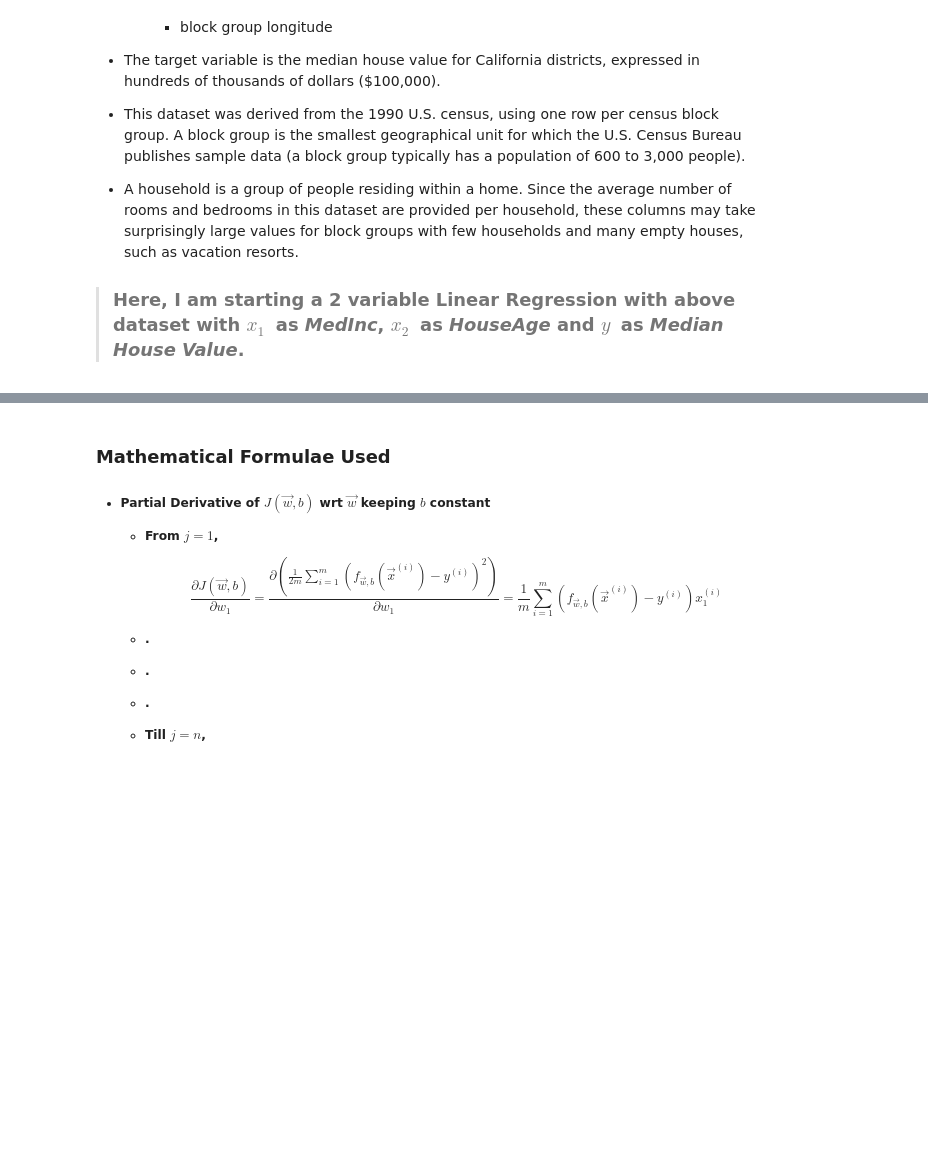
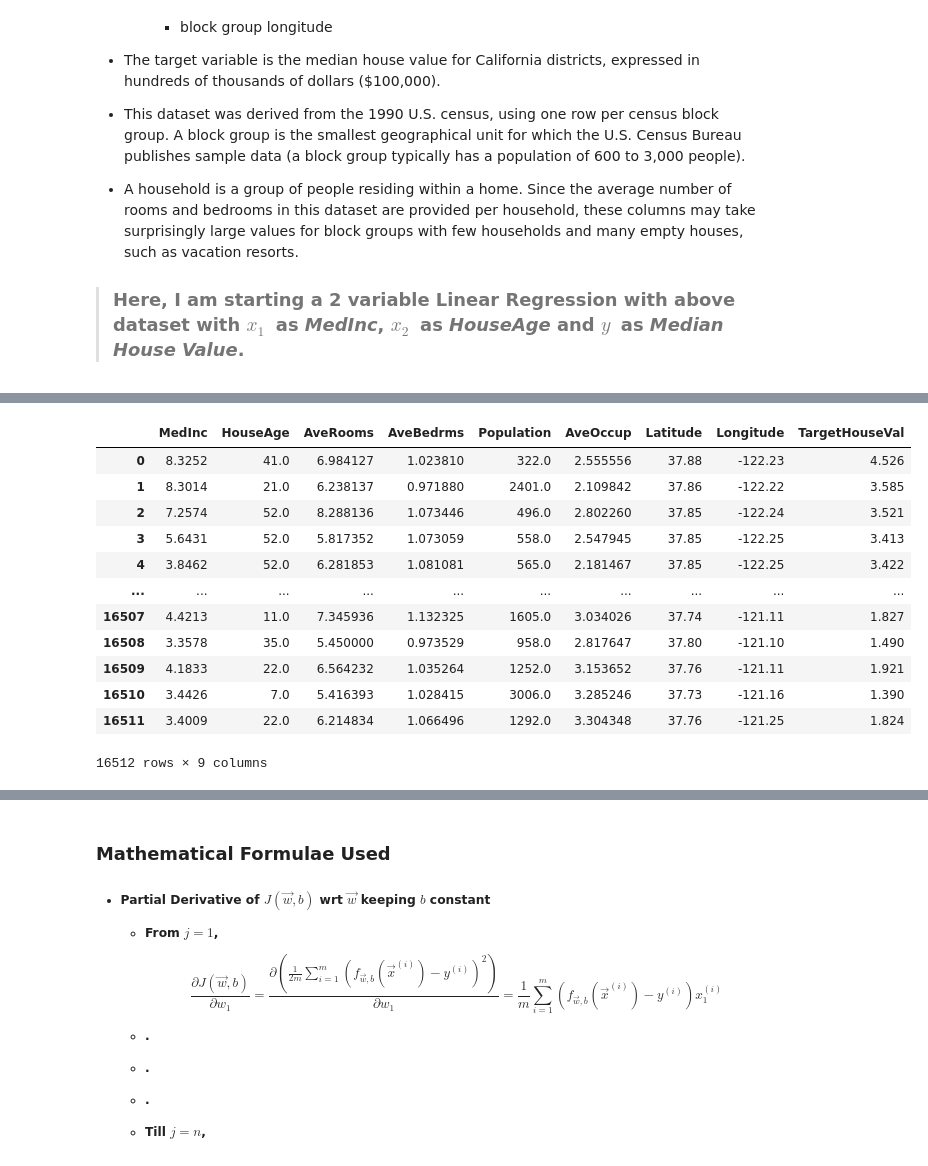
Before and after one commit to Gaurav-Kushwaha-1225/Machine-Learning, a Jupyter notebook: Supervised Models/Regression/Multiple Linear Regression.ipynb, the cells around one changed output, grey strips where cells are left out. Drawn from its saved outputs; the diff is of its cells as text; code cells hidden in the pictures; blank space fills up the shorter version.

```diff
--- a/Supervised Models/Regression/Multiple Linear Regression.ipynb
+++ b/Supervised Models/Regression/Multiple Linear Regression.ipynb
@@ -195,3 +210,19 @@ testing_rows = shape[0] - training_rows # 20640 - 16512 = 4128
 # We have divided the whole dataset into Training (80%) and Testing (20%)
 training_data = data_df.iloc[:training_rows]
 testing_data = data_df.iloc[training_rows:]
+# %%
+training_data
+# %% [output]
+|  | MedInc | HouseAge | AveRooms | AveBedrms | Population | AveOccup | Latitude | Longitude | TargetHouseVal |
+| 0 | 8.3252 | 41.0 | 6.984127 | 1.023810 | 322.0 | 2.555556 | 37.88 | -122.23 | 4.526 |
+| 1 | 8.3014 | 21.0 | 6.238137 | 0.971880 | 2401.0 | 2.109842 | 37.86 | -122.22 | 3.585 |
+| 2 | 7.2574 | 52.0 | 8.288136 | 1.073446 | 496.0 | 2.802260 | 37.85 | -122.24 | 3.521 |
+| 3 | 5.6431 | 52.0 | 5.817352 | 1.073059 | 558.0 | 2.547945 | 37.85 | -122.25 | 3.413 |
+| 4 | 3.8462 | 52.0 | 6.281853 | 1.081081 | 565.0 | 2.181467 | 37.85 | -122.25 | 3.422 |
+| ... | ... | ... | ... | ... | ... | ... | ... | ... | ... |
+| 16507 | 4.4213 | 11.0 | 7.345936 | 1.132325 | 1605.0 | 3.034026 | 37.74 | -121.11 | 1.827 |
+| 16508 | 3.3578 | 35.0 | 5.450000 | 0.973529 | 958.0 | 2.817647 | 37.80 | -121.10 | 1.490 |
+| 16509 | 4.1833 | 22.0 | 6.564232 | 1.035264 | 1252.0 | 3.153652 | 37.76 | -121.11 | 1.921 |
+| 16510 | 3.4426 | 7.0 | 5.416393 | 1.028415 | 3006.0 | 3.285246 | 37.73 | -121.16 | 1.390 |
+| 16511 | 3.4009 | 22.0 | 6.214834 | 1.066496 | 1292.0 | 3.304348 | 37.76 | -121.25 | 1.824 |
+16512 rows × 9 columns
```
Also changed, not shown: parts of 4 cells of this notebook.
